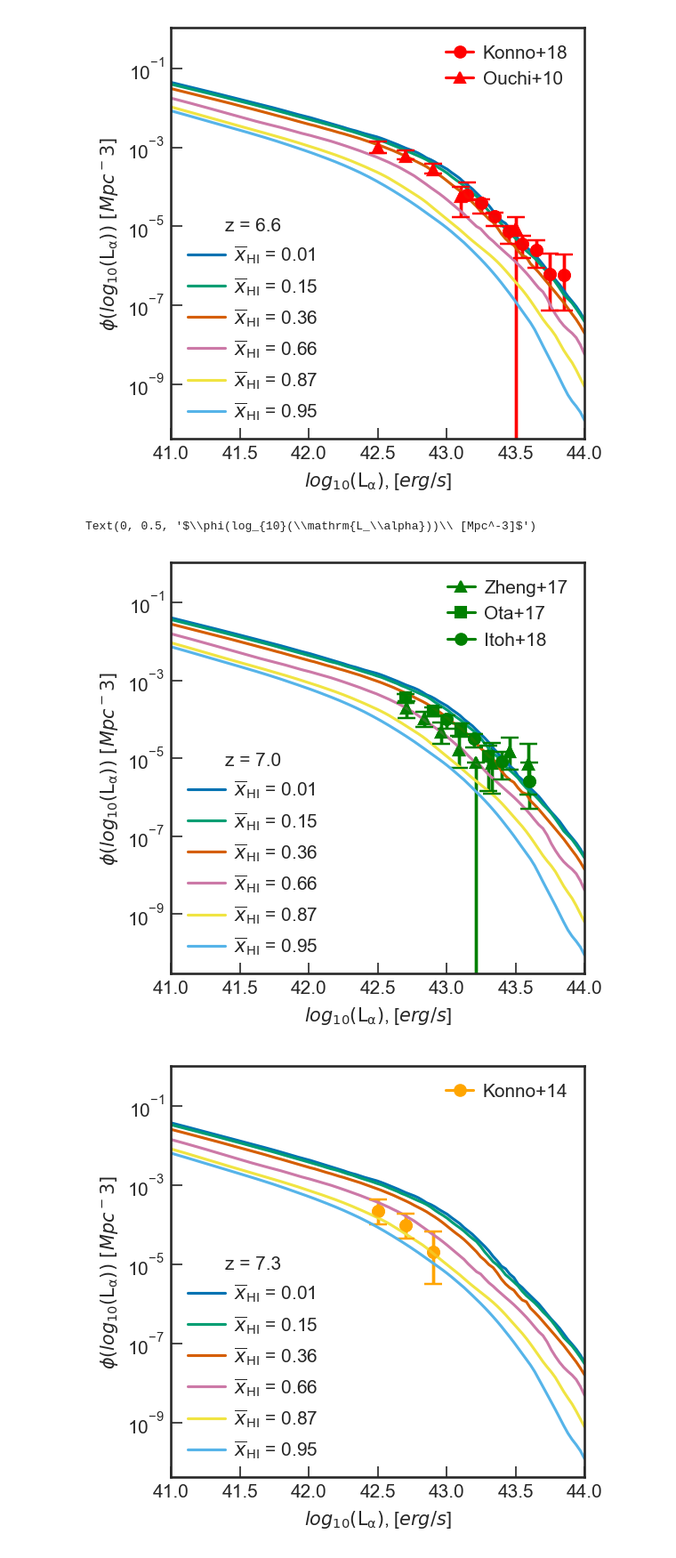
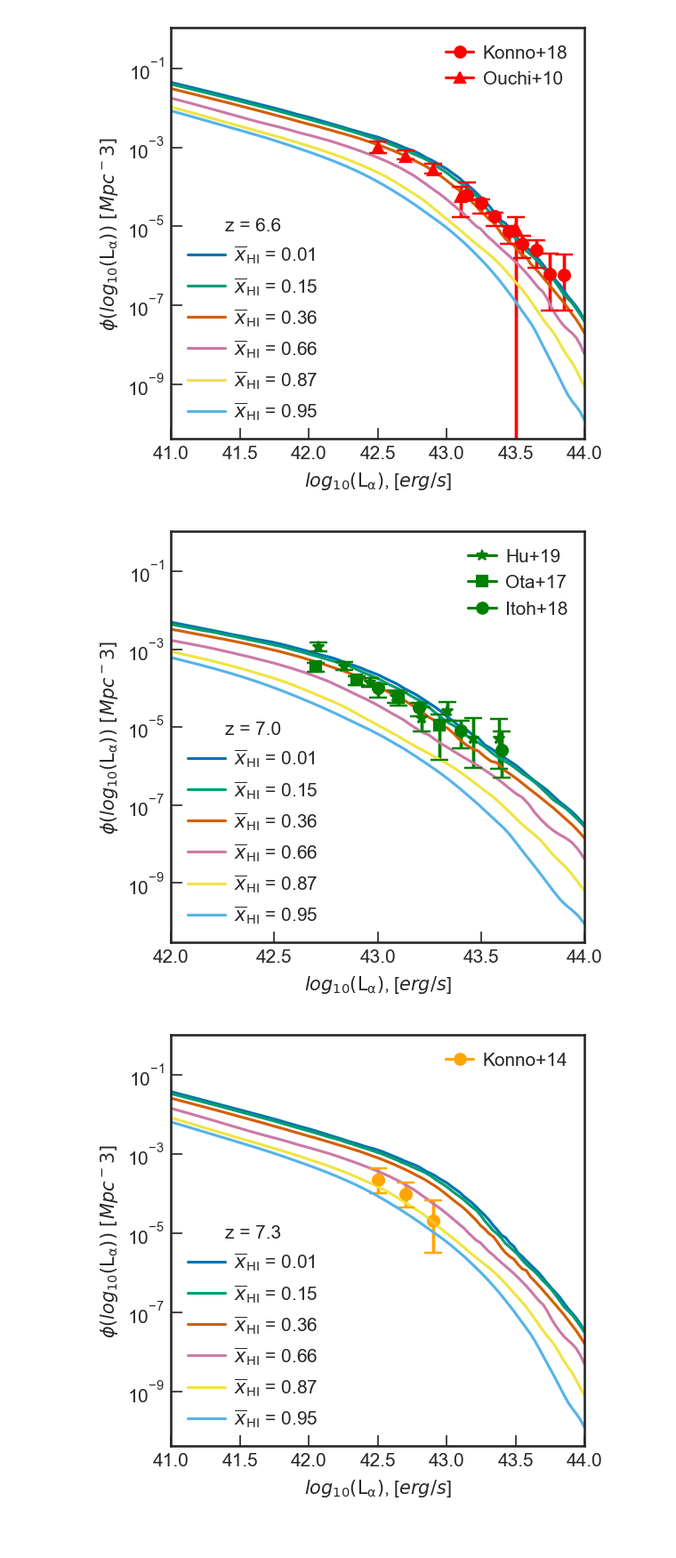
Before and after one commit to amora250/SAO-REU2020, a Jupyter notebook: CODE/Lya LF.ipynb, the cells around one changed output. Shown at 89% size. Drawn from its saved outputs; the diff is of its cells as text; code cells hidden in the pictures.

Commit message:
new LF plot for z=7.0 with Hu, removed Zheng

```diff
--- a/CODE/Lya LF.ipynb
+++ b/CODE/Lya LF.ipynb
@@ -422,44 +419,45 @@ Text(0, 0.5, '$\\phi(log_{10}(\\mathrm{L_\\alpha}))\\ [Mpc^-3]$')
 [figure]
 # %%
 #LF z = 7.0
-#Uses Zheng, Ota, Itoh functions
+#Uses Zheng, Ota, Itoh, Hu functions
 
 plt.figure(figsize=(4.,4.), dpi=150)
 
 for xHI in xHI_LFvalues:
     log10_LF70 = LF.make_lya_LF(zval_test = 7.0, xHI_test = xHI ,F=0.667, plot=True)
 
 # #ACTUAL UPPER AND LOWER POINTS (3Lya_LF_Zheng_z7.0)
 # plt.plot(42.71, 2.88e-04, marker = "*")
 # plt.plot(42.71, 1.096e-04, marker = "*")
 # plt.plot(43.33, 2.455e-05, marker = "*")
 # plt.plot(43.33, 1.259e-06, marker = "*")
 
 # plt.plot(43.3, 1.47e-06, marker = "*")
 # plt.plot(43.3, 2.07e-05, marker = "*")
 # plt.plot(42.7, 2.63e-04, marker = "*")
 # plt.plot(42.7, 4.56e-04, marker = "*")
 
 #Legend info
 leg_zval1 = plt.legend(title = 'z = 7.0',frameon=False, handletextpad=0.5, loc="lower left")
 plt.gca().add_artist(leg_zval1)
-line2 = mlines.Line2D([], [], color='green', marker='^', label='Zheng+17')
+line2 = mlines.Line2D([], [], color='green', marker='*', label='Hu+19')
+
+# line2 = mlines.Line2D([], [], color='green', marker='^', label='Zheng+17')
 line3 = mlines.Line2D([], [], color='green', marker='s', label='Ota+17')
 line4 = mlines.Line2D([], [], color='green', marker='o', label='Itoh+18')
 plt.legend(handles=[line2,line3,line4], loc='upper right', frameon=False, handletextpad=0.5, handlelength=1.5)
 
 #Axes limits, labels
-plt.xlim(41,44)
-# plt.ylim(1e-7,1e-2)
+plt.xlim(42,44)
+# plt.ylim(1e-6,1e-2)
 plt.xlabel(r'$log_{10}(\mathrm{L_\alpha})$, [$erg/s$]')
 plt.ylabel(r'$\phi(log_{10}(\mathrm{L_\alpha}))\ [Mpc^-3]$')
 
 #Save Figure
 # plt.savefig('KonnovsLF7.0.pdf', bbox_inches='tight')
 # plt.show()
 # %% [output]
-Text(0, 0.5, '$\\phi(log_{10}(\\mathrm{L_\\alpha}))\\ [Mpc^-3]$')
-[figure, old version]
+[figure, new version]
 # %%
 #LF z = 7.3
 #Uses Konno, Shibuya functions
```
Also changed, not shown: parts of 1 cell of this notebook, 1 other file.
